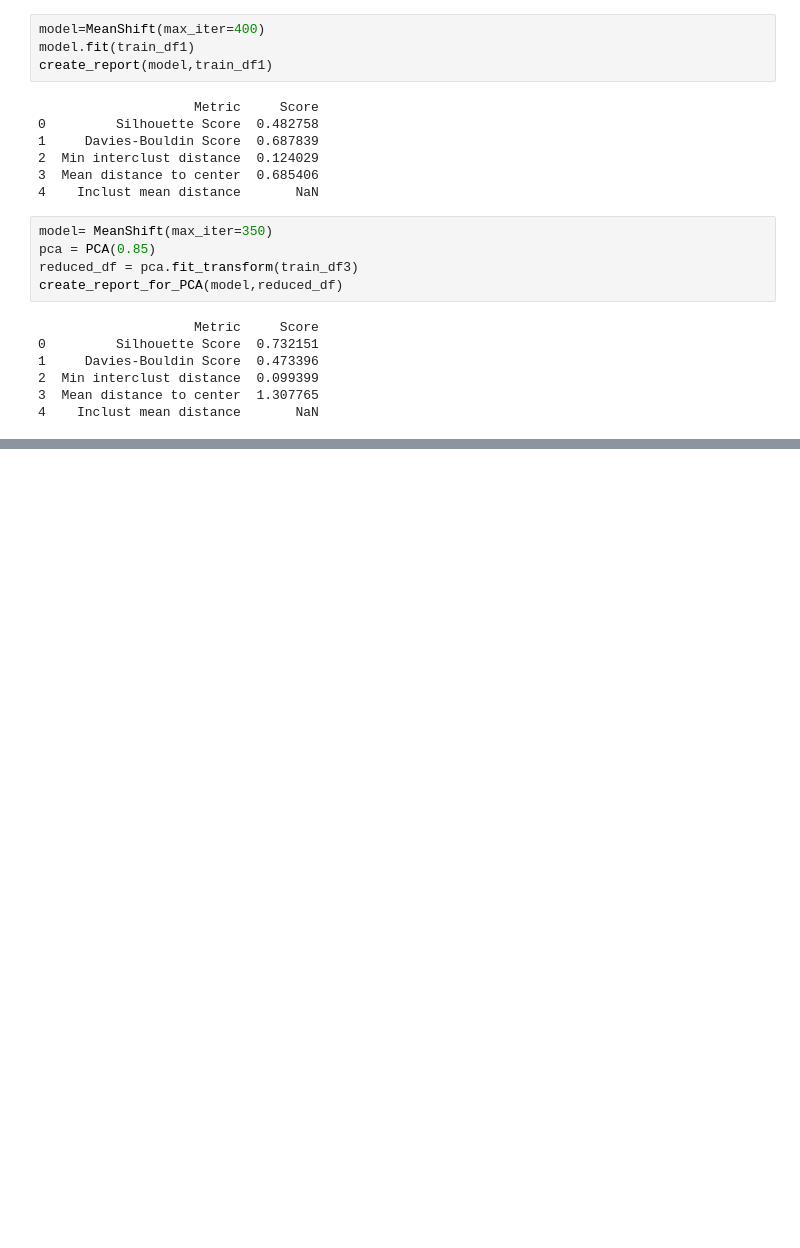
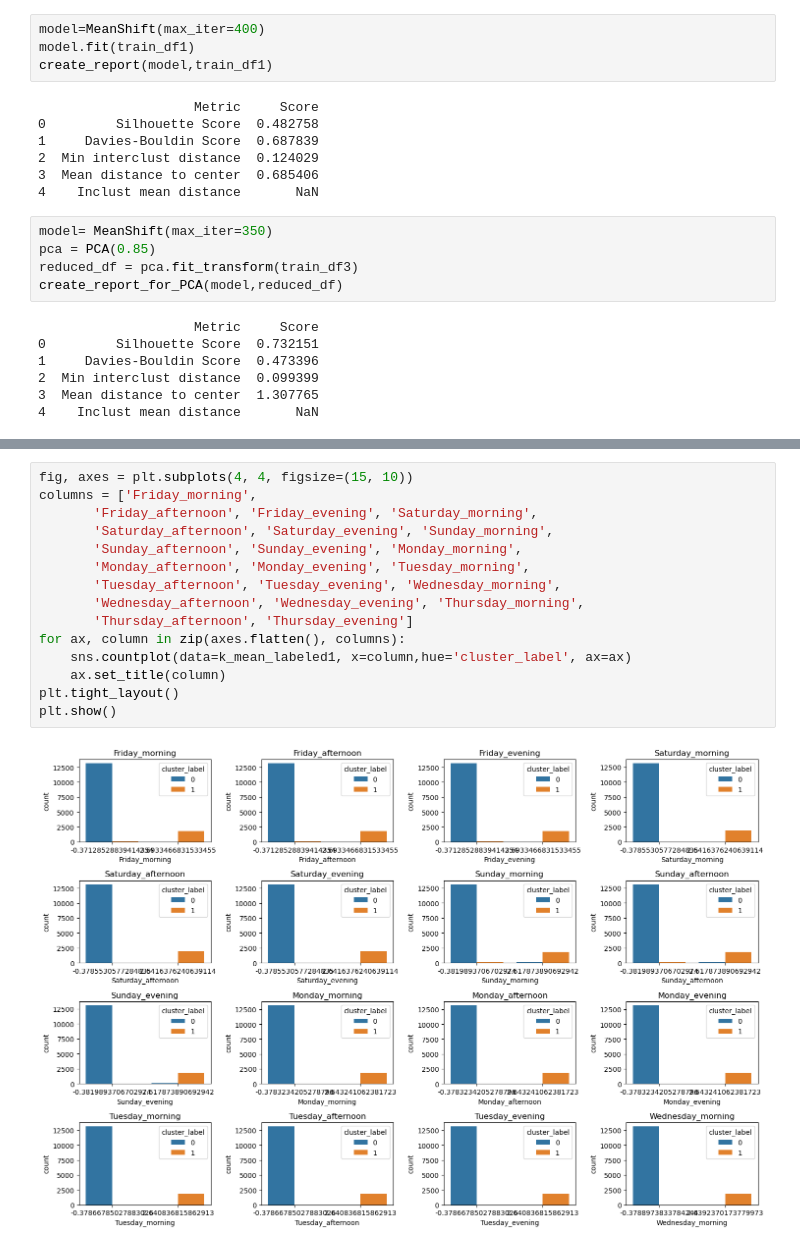
Before and after one commit to katarzynarogalska/LocationIntelligence-clustering, a Jupyter notebook: Location_Model_Building.ipynb, the cells around one changed output, grey strips where cells are left out. Saved outputs shown, nothing was run; the diff lists cells and outputs as text; blank space fills up the shorter version.

```diff
--- a/Location_Model_Building.ipynb
+++ b/Location_Model_Building.ipynb
@@ -589,0 +672,17 @@ create_report_for_PCA(model,reduced_df)
+# %%
+fig, axes = plt.subplots(4, 4, figsize=(15, 10))
+columns = ['Friday_morning',
+       'Friday_afternoon', 'Friday_evening', 'Saturday_morning',
+       'Saturday_afternoon', 'Saturday_evening', 'Sunday_morning',
+       'Sunday_afternoon', 'Sunday_evening', 'Monday_morning',
+       'Monday_afternoon', 'Monday_evening', 'Tuesday_morning',
+       'Tuesday_afternoon', 'Tuesday_evening', 'Wednesday_morning',
+       'Wednesday_afternoon', 'Wednesday_evening', 'Thursday_morning',
+       'Thursday_afternoon', 'Thursday_evening']
+for ax, column in zip(axes.flatten(), columns):
+    sns.countplot(data=k_mean_labeled1, x=column,hue='cluster_label', ax=ax)
+    ax.set_title(column)
+plt.tight_layout()
+plt.show()
+# %% [output]
+[figure, added]
```
Also changed, not shown: parts of 31 cells of this notebook, 1 other file.
